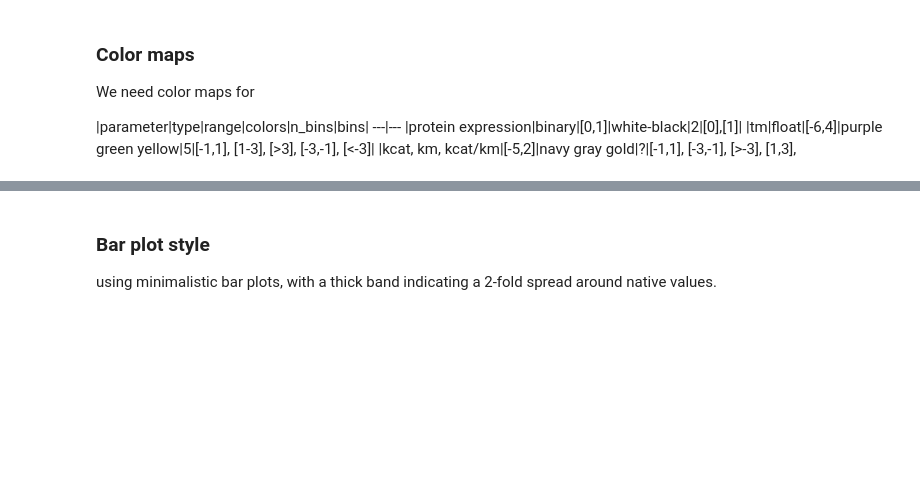
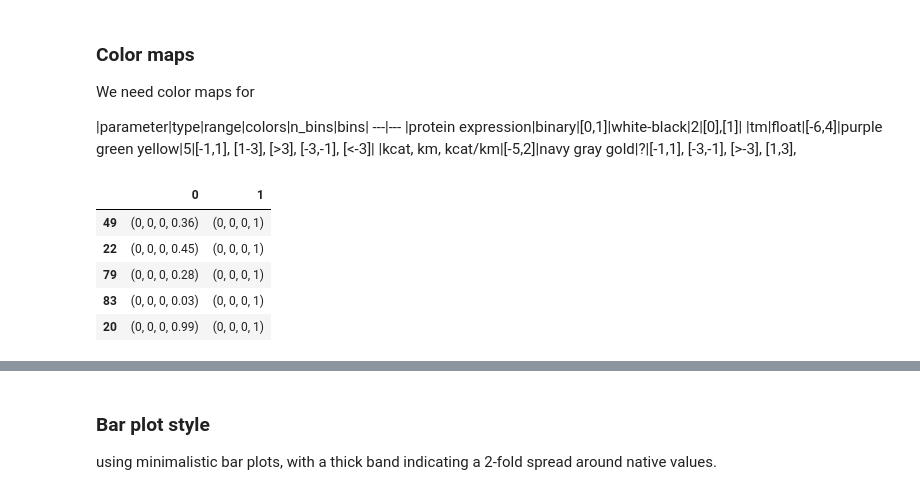
Before and after one commit to dacarlin/bglb_thermal, a Jupyter notebook: paper_draft/figures_for_paper.ipynb, the cells around one changed output, grey strips where cells are left out. Saved outputs shown, nothing was run; the diff lists cells and outputs as text; code cells hidden in the pictures; blank space fills up the shorter version.

```diff
--- a/paper_draft/figures_for_paper.ipynb
+++ b/paper_draft/figures_for_paper.ipynb
@@ -217,3 +186,22 @@ We need color maps for
 |protein expression|binary|[0,1]|white-black|2|[0],[1]|
 |tm|float|[-6,4]|purple green yellow|5|[-1,1], [1-3], [>3], [-3,-1], [<-3]|
 |kcat, km, kcat/km|[-5,2]|navy gray gold|?|[-1,1], [-3,-1], [>-3], [1,3],
+# %%
+# what if we just made a matrix with all the color values in it
+# and then passed that to imshow?
+
+colors = [
+    [ ( 0, 0, 0, x.round(2) ) for x in h[ 'percent_conserved' ] ],
+    [ ( 0, 0, 0, x ) for x in h[ 'expression' ] ],
+]
+
+colors = pandas.DataFrame( colors ).T
+
+colors.sample( 5 )
+# %% [output]
+|  | 0 | 1 |
+| 49 | (0, 0, 0, 0.36) | (0, 0, 0, 1) |
+| 22 | (0, 0, 0, 0.45) | (0, 0, 0, 1) |
+| 79 | (0, 0, 0, 0.28) | (0, 0, 0, 1) |
+| 83 | (0, 0, 0, 0.03) | (0, 0, 0, 1) |
+| 20 | (0, 0, 0, 0.99) | (0, 0, 0, 1) |
```
Also changed, not shown: parts of 30 cells of this notebook.
